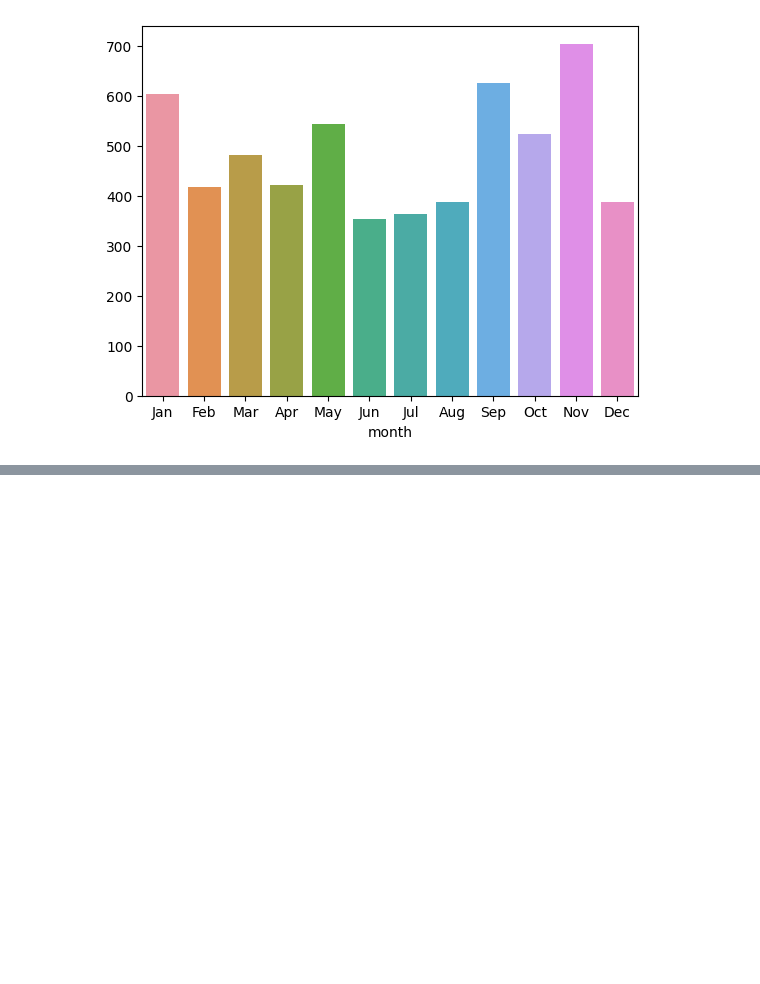
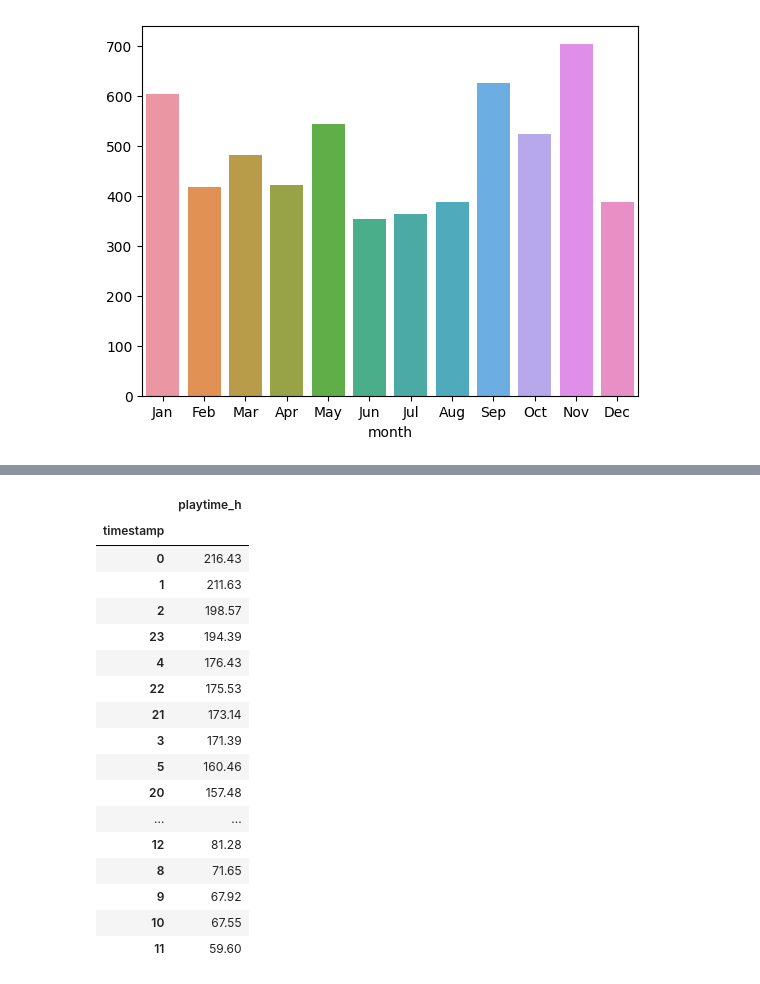
Before and after one commit to mmmuir/CL_DA2, a Jupyter notebook: ios_analysis.ipynb, the cells around one changed output, grey strips where cells are left out. Drawn from its saved outputs; the diff is of its cells as text; code cells hidden in the pictures; blank space fills up the shorter version.

```diff
--- a/ios_analysis.ipynb
+++ b/ios_analysis.ipynb
@@ -78,3 +105,11 @@ def randyear(df):
 # %%
-all_streams, music_streams_no_features, music_streams, no_skip_df, playlist_example, podcasts, wheel_df = import_all()
+(
+    all_streams,
+    music_streams_no_features,
+    music_streams,
+    no_skip_df,
+    playlist_example,
+    podcasts,
+    wheel_df,
+) = import_all()
 # %%
@@ -166,2 +129,27 @@ no_skip_df.query('artist.str.contains("(?i)miles davis")', engine="python")
+# %%
+music_streams_no_features.loc[:, ["playtime_h", "timestamp"]].groupby(
+    by=music_streams_no_features.timestamp.dt.tz_localize("UTC")
+    .dt.tz_convert("EST")
+    .dt.hour
+).sum(numeric_only=True).sort_values(by="playtime_h", ascending=False)
+# %% [output]
+|  | playtime_h |
+| timestamp |  |
+| 0 | 216.43 |
+| 1 | 211.63 |
+| 2 | 198.57 |
+| 23 | 194.39 |
+| 4 | 176.43 |
+| 22 | 175.53 |
+| 21 | 173.14 |
+| 3 | 171.39 |
+| 5 | 160.46 |
+| 20 | 157.48 |
+| ... | ... |
+| 12 | 81.28 |
+| 8 | 71.65 |
+| 9 | 67.92 |
+| 10 | 67.55 |
+| 11 | 59.60 |
 # %%
 music_streams
```
Also changed, not shown: parts of 17 cells of this notebook, 1 other file.
